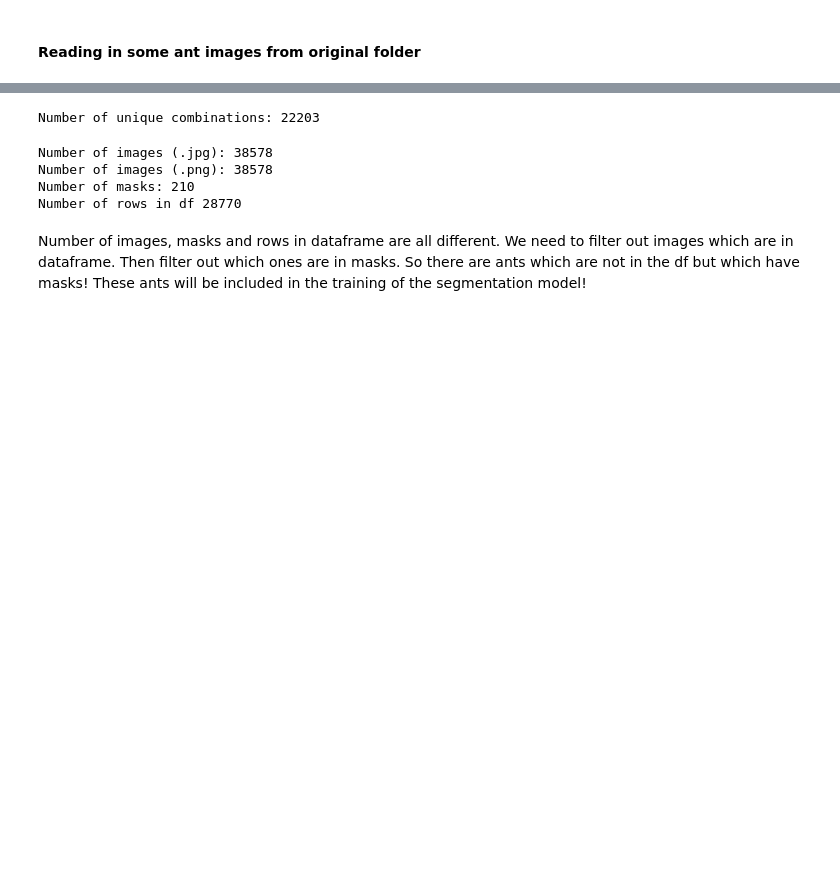
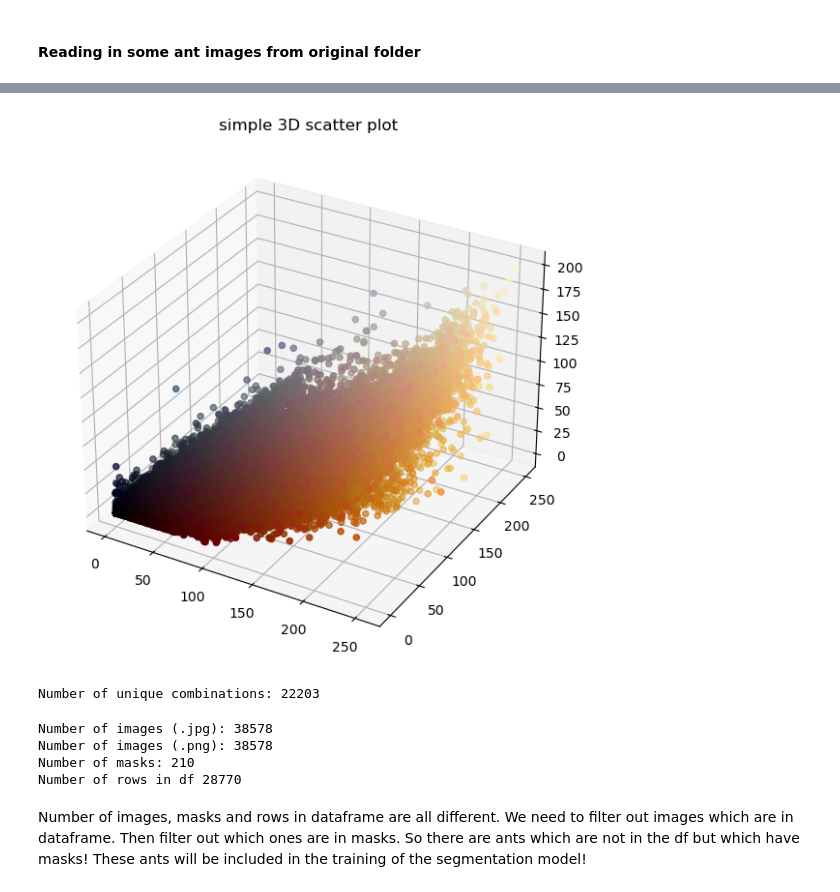
Before and after one commit to CS-433/ml-project-2-kalamariunionen, a Jupyter notebook: preparing_data.ipynb, the cells around one changed output, grey strips where cells are left out. Drawn from its saved outputs; the diff is of its cells as text; code cells hidden in the pictures; blank space fills up the shorter version.

```diff
--- a/preparing_data.ipynb
+++ b/preparing_data.ipynb
@@ -118,6 +118,21 @@ df.head()
 | 2 | usnment00445715 | usnment00445715_p_1.jpg | Acanthognathus lentus | 401.710873 | 565.733114 | 689.236409 | 515.149918 | 859.621911 | 256.909390 | 226 | ... |
 | 3 | casent0178718 | casent0178718_p_1.jpg | Acanthognathus ocellatus | 161.119440 | 600.342669 | 318.193575 | 661.574959 | 898.569193 | 390.023064 | 153 | ... |
 | 4 | casent0914660 | casent0914660_p_1.jpg | Acanthognathus ocellatus | 477.114498 | 653.588138 | 796.587315 | 637.614498 | 1116.060132 | 339.439868 | 142 | ... |
+# %%
+fig = plt.figure(figsize = (10, 7))
+ax = plt.axes(projection ="3d")
+
+colors = list(zip(df['r_thorax']/255, df['g_thorax']/255, df['b_thorax']/255))
+
+
+# Creating plot
+ax.scatter3D(df['r_thorax'], df['g_thorax'], df['b_thorax'], color = colors)
+plt.title("simple 3D scatter plot")
+
+# show plot
+plt.show()
+# %% [output]
+[figure, added]
 # %%
 # Count unique combinations of R, G, B
 unique_combinations = df[['r_thorax','g_thorax','b_thorax']].drop_duplicates().shape[0]
```
Also changed, not shown: parts of 12 cells of this notebook, 5 other files.
